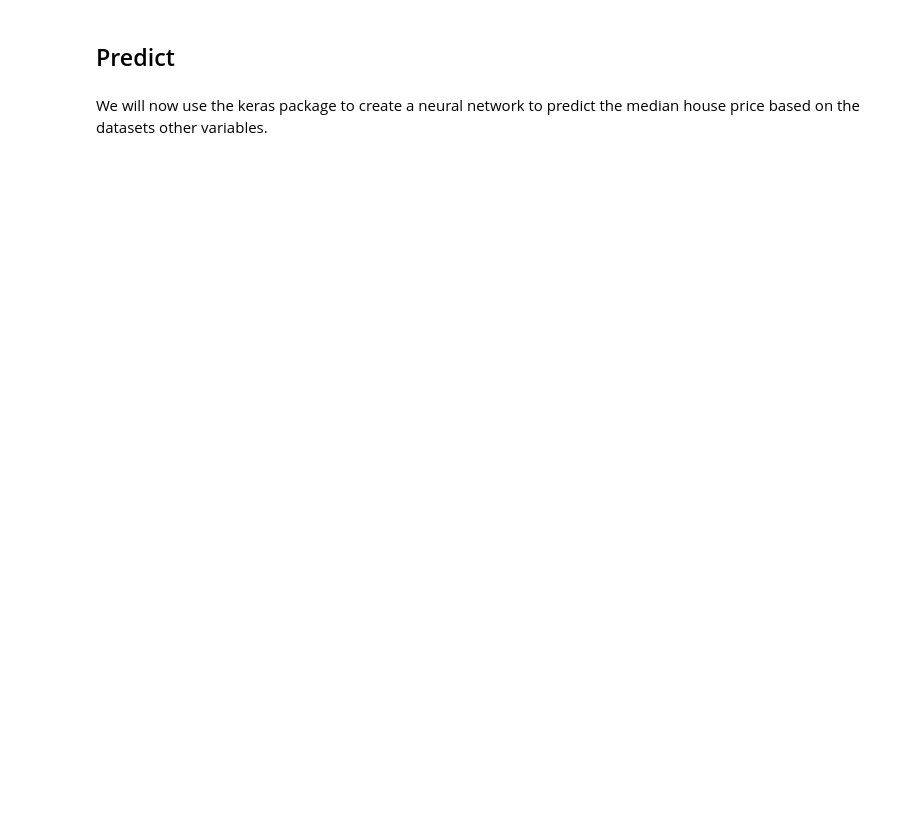
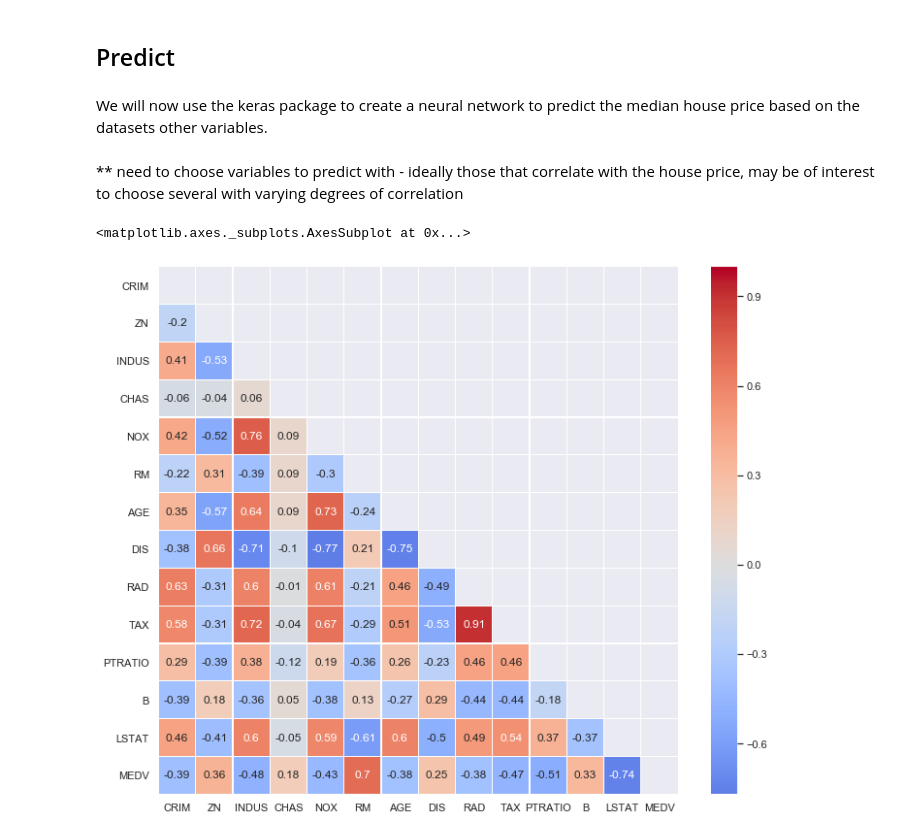
Before and after one commit to Pmcg1/ML-S_Project_2019, a Jupyter notebook: ML-S_2019.ipynb, the cells around one changed output. Cells and saved outputs as stored; diff of their text form; code cells hidden in the pictures; blank space fills up the shorter version.

Commit message:
tidied up Infer section, moved onto Predict section - added heatmap to select fields that correlate with MEDV, started implementing Keras

```diff
--- a/ML-S_2019.ipynb
+++ b/ML-S_2019.ipynb
@@ -257,0 +255,15 @@ We will now use the keras package to create a neural network to predict the medi
+# %% [markdown]
+** need to choose variables to predict with - ideally those that correlate with the house price, may be of interest to choose several with varying degrees of correlation
+# %%
+# Seaborn heatmap
+sns.set(style="dark")
+
+# Mask upper triangle
+mask = np.zeros_like(df.corr(), dtype=np.bool)
+mask[np.triu_indices_from(mask)] = True
+
+plt.figure(figsize = (12,10))
+sns.heatmap(df.corr().round(2), annot=True, mask=mask, cmap ="coolwarm", center=0, linewidths=0.2)
+# %% [output]
+<matplotlib.axes._subplots.AxesSubplot at 0x...>
+[figure, added]
```
Also changed, not shown: parts of 17 cells of this notebook.
